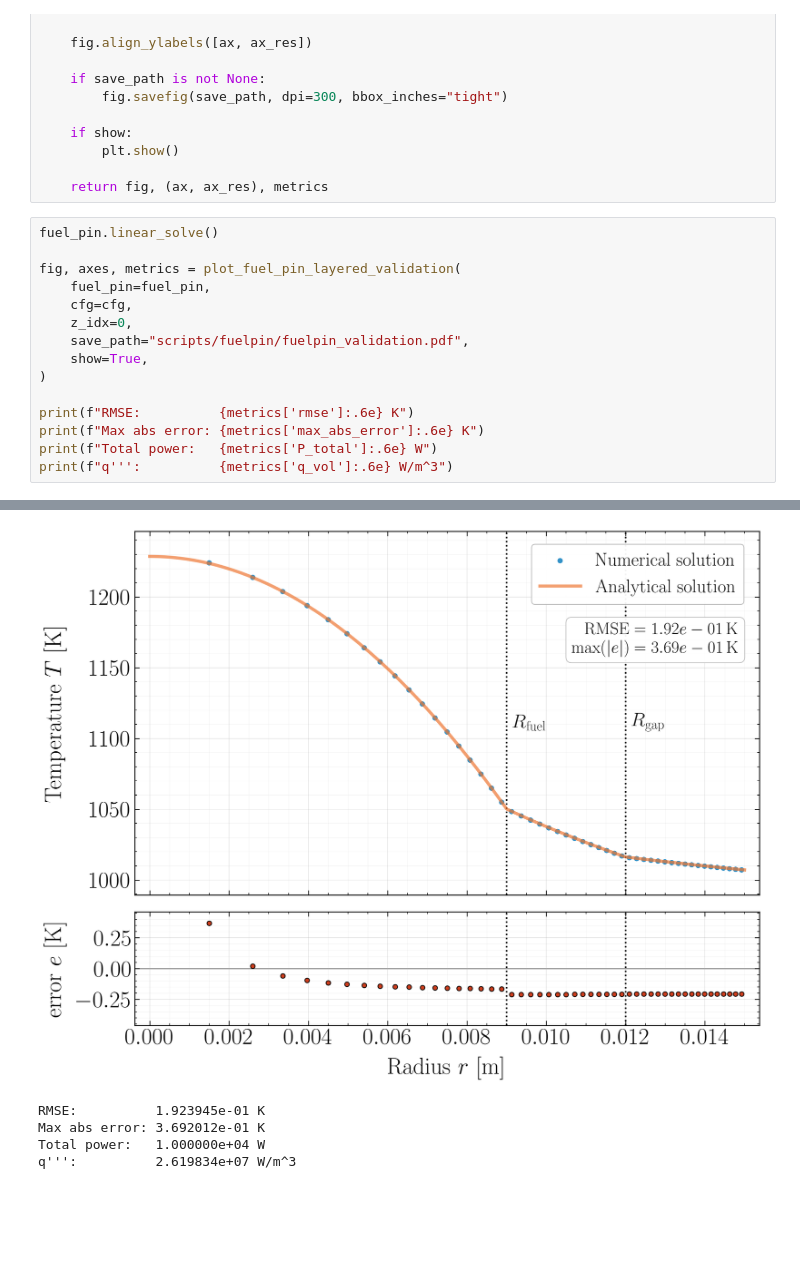
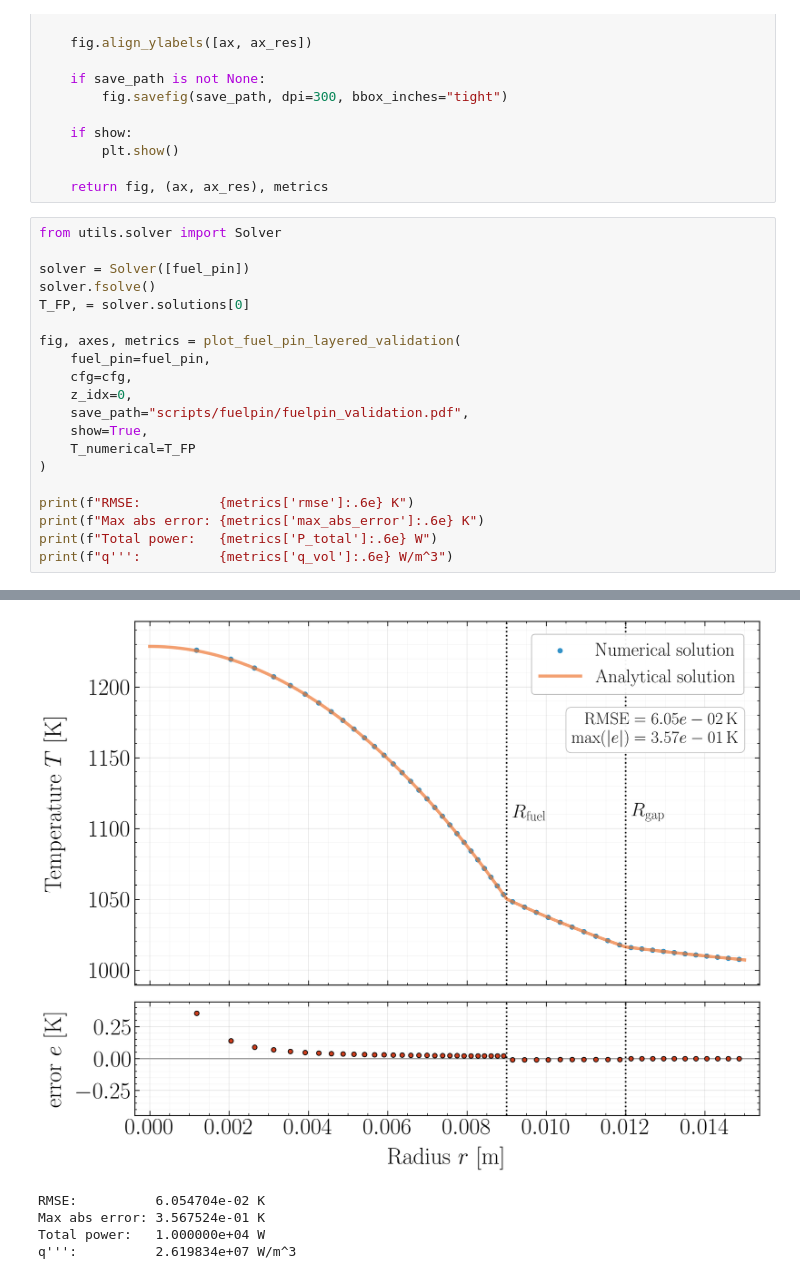
Before and after one commit to Karlandersson02/CoupledHeatPipeReactor, a Jupyter notebook: scripts/fuelpin/fuel_pin_validation.ipynb, the cells around one changed output, grey strips where cells are left out. Saved outputs shown, nothing was run; the diff lists cells and outputs as text; blank space fills up the shorter version.

Commit message:
fuel pin outer conduction correction

```diff
--- a/scripts/fuelpin/fuel_pin_validation.ipynb
+++ b/scripts/fuelpin/fuel_pin_validation.ipynb
@@ -721,7 +721,11 @@ def plot_fuel_pin_layered_validation(
 
     return fig, (ax, ax_res), metrics
 # %%
-fuel_pin.linear_solve()
+from utils.solver import Solver
+
+solver = Solver([fuel_pin])
+solver.fsolve()
+T_FP, = solver.solutions[0]
 
 fig, axes, metrics = plot_fuel_pin_layered_validation(
     fuel_pin=fuel_pin,
@@ -729,6 +733,7 @@ fig, axes, metrics = plot_fuel_pin_layered_validation(
     z_idx=0,
     save_path="scripts/fuelpin/fuelpin_validation.pdf",
     show=True,
+    T_numerical=T_FP
 )
 
 print(f"RMSE:          {metrics['rmse']:.6e} K")
@@ -739,5 +747,5 @@ print(f"q''':          {metrics['q_vol']:.6e} W/m^3")
-[figure, old version]
+[figure, new version]
-RMSE:          1.923945e-01 K
-Max abs error: 3.692012e-01 K
-Total power:   1.000000e+04 W
-q''':          2.619834e+07 W/m^3
+RMSE:          6.054704e-02 K
+Max abs error: 3.567524e-01 K
+Total power:   1.000000e+04 W
+q''':          2.619834e+07 W/m^3
```
Also changed, not shown: parts of 4 cells of this notebook, 1 other file.
